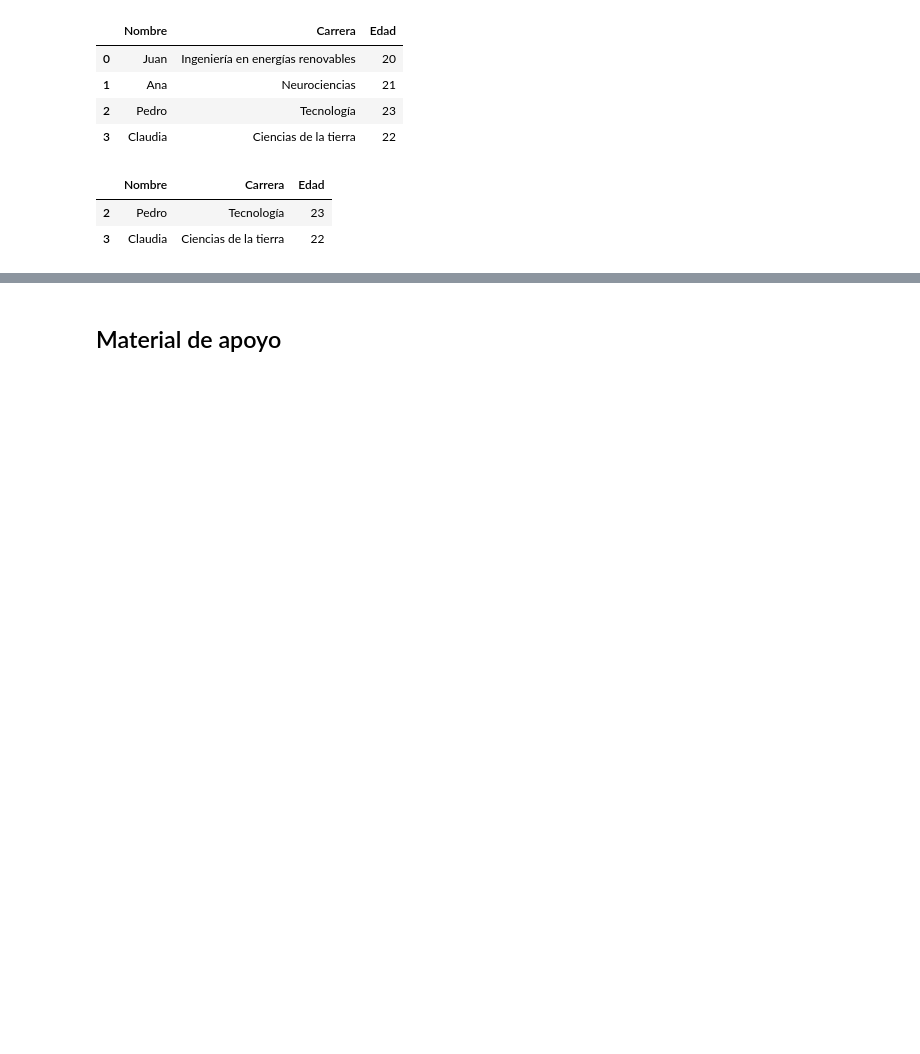
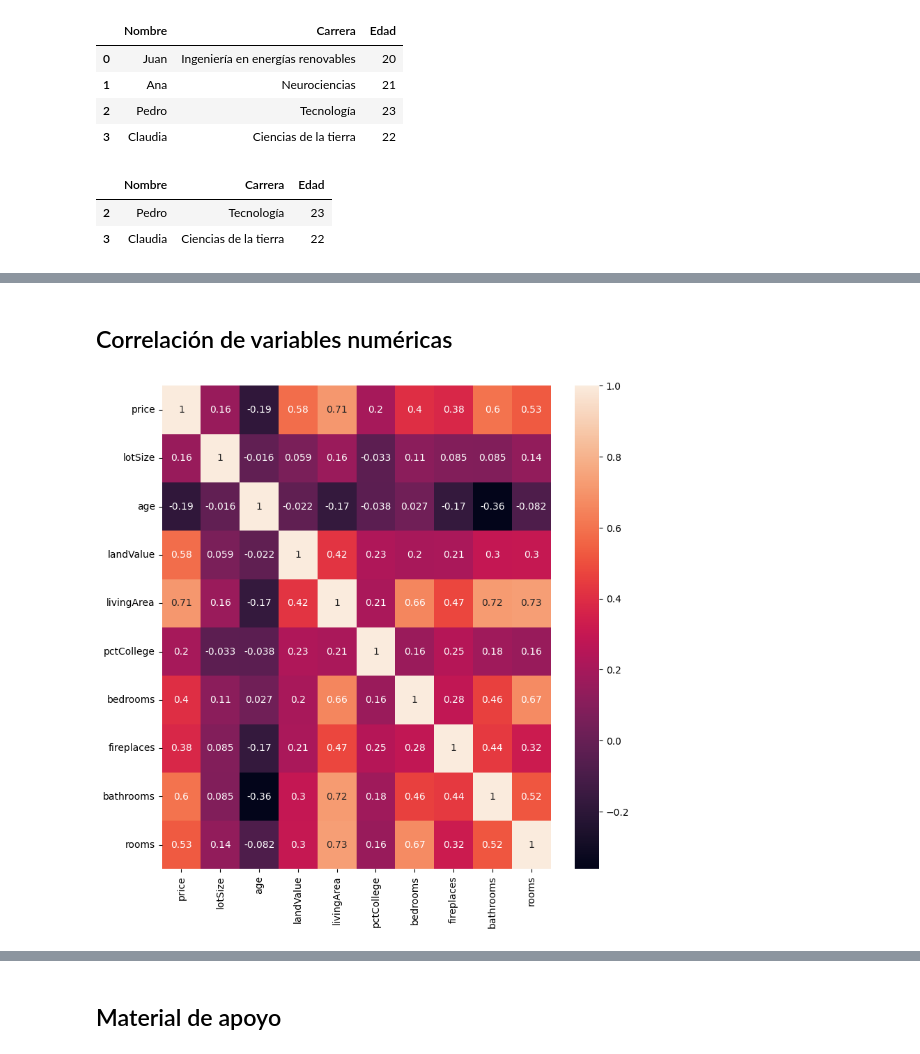
Before and after one commit to jesolisp/Curso-Introduccion-Aprendizaje-Automatico, a Jupyter notebook: docs/JESP_01_Introduccion_aa.ipynb, the cells around one changed output, grey strips where cells are left out. Drawn from its saved outputs; the diff is of its cells as text; code cells hidden in the pictures; blank space fills up the shorter version.

```diff
--- a/docs/JESP_01_Introduccion_aa.ipynb
+++ b/docs/JESP_01_Introduccion_aa.ipynb
@@ -201,0 +345,9 @@ display(data_pandas[data_pandas.Edad > 21])
+# %% [markdown]
+## Correlación de variables numéricas
+# %%
+# 5. Correlación de las variables numéricas
+fig = plt.figure(figsize = (9,9))
+sns.heatmap(database[database.keys().drop(['heating', 'fuel', 'sewer', 'waterfront', 'newConstruction', 'centralAir'])].corr(), annot = True)
+plt.show()
+# %% [output]
+[figure, added]
```
Also changed, not shown: parts of 21 cells of this notebook, 4 other files.
